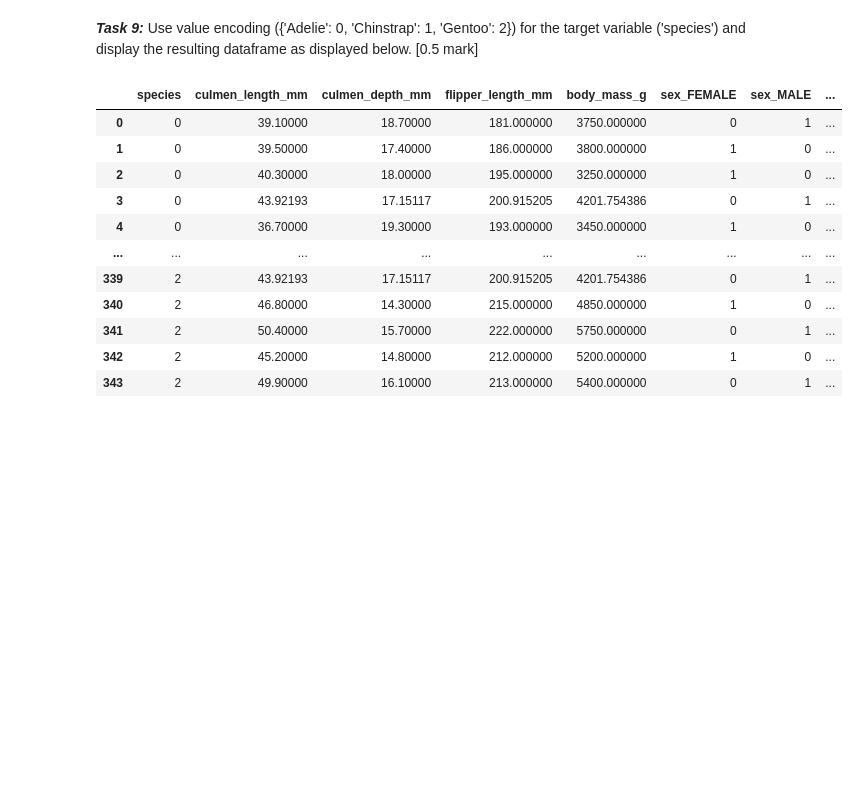
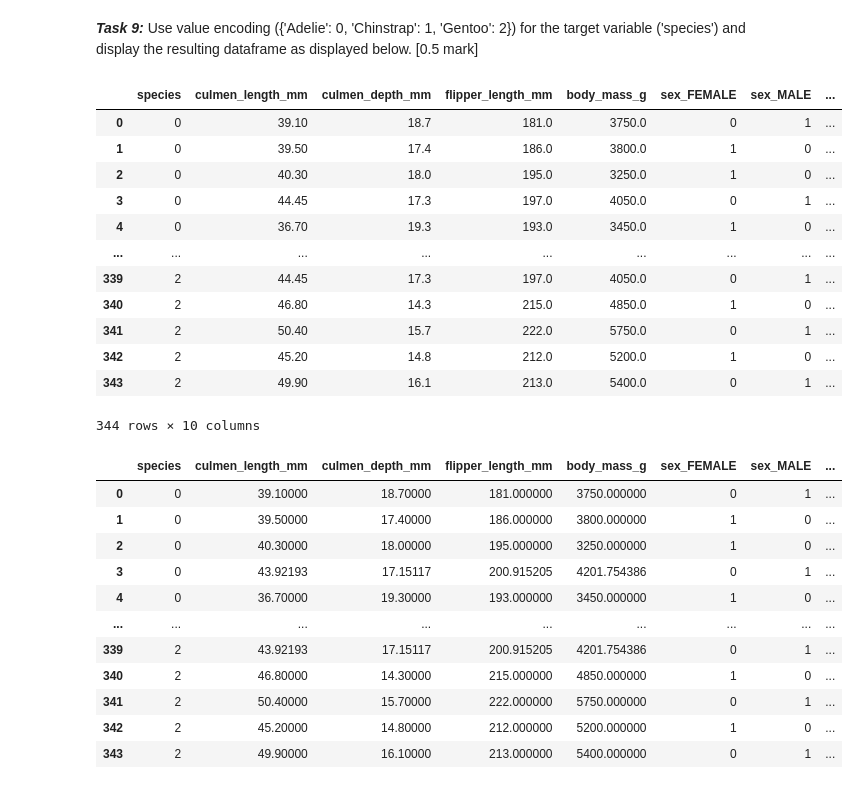
Before and after one commit to mona-piya/Penguin-Species-Classification, a Jupyter notebook: penguin-spec.ipynb, the cells around one changed output. Cells and saved outputs as stored; diff of their text form; code cells hidden in the pictures; blank space fills up the shorter version.

```diff
--- a/penguin-spec.ipynb
+++ b/penguin-spec.ipynb
@@ -173,0 +178,3 @@ Name: sex, dtype: int64
+# %%
+df2 = df.copy()
+df2
@@ -173,0 +195,11 @@ Name: sex, dtype: int64
+# %%
+# define one hot encoding
+cat_encoder = OneHotEncoder(sparse=False)
+# transform data
+onehot = cat_encoder.fit_transform(df2[["sex","island"]])
+colname = cat_encoder.get_feature_names(["sex","island"])
+print(cat_encoder.categories_)
+print(onehot)
+print(colname)
+cat_df =  pd.DataFrame(onehot, columns= colname)
+cat_df
@@ -173,0 +229,3 @@ Name: sex, dtype: int64
+# %%
+df.drop(["sex","island"], axis=1, inplace=True)
+df = df.join(cat_df)
@@ -173,0 +258,4 @@ Name: sex, dtype: int64
+# %%
+#Convert all one-hot encoded columns from float to int
+for col in cat_df.columns:
+    df[col] = df[col].astype(int)
@@ -182,6 +287,25 @@ Name: sex, dtype: int64
 | 4 | Adelie | 36.70000 | 19.30000 | 193.000000 | 3450.000000 | 1 | 0 | ... |
 # %% [markdown]
 ***Task 9:*** Use value encoding ({'Adelie': 0, 'Chinstrap': 1, 'Gentoo': 2}) for the target variable ('species') and display the resulting dataframe as displayed below. [0.5 mark]
+# %%
+df.loc[(df.species == 'Adelie'),'species']= 0
+df.loc[(df.species == 'Chinstrap'),'species']= 1
+df.loc[(df.species == 'Gentoo'),'species']= 2
+df
+# %% [output]
+|  | species | culmen_length_mm | culmen_depth_mm | flipper_length_mm | body_mass_g | sex_FEMALE | sex_MALE | ... |
+| 0 | 0 | 39.10 | 18.7 | 181.0 | 3750.0 | 0 | 1 | ... |
+| 1 | 0 | 39.50 | 17.4 | 186.0 | 3800.0 | 1 | 0 | ... |
+| 2 | 0 | 40.30 | 18.0 | 195.0 | 3250.0 | 1 | 0 | ... |
+| 3 | 0 | 44.45 | 17.3 | 197.0 | 4050.0 | 0 | 1 | ... |
+| 4 | 0 | 36.70 | 19.3 | 193.0 | 3450.0 | 1 | 0 | ... |
+| ... | ... | ... | ... | ... | ... | ... | ... | ... |
+| 339 | 2 | 44.45 | 17.3 | 197.0 | 4050.0 | 0 | 1 | ... |
+| 340 | 2 | 46.80 | 14.3 | 215.0 | 4850.0 | 1 | 0 | ... |
+| 341 | 2 | 50.40 | 15.7 | 222.0 | 5750.0 | 0 | 1 | ... |
+| 342 | 2 | 45.20 | 14.8 | 212.0 | 5200.0 | 1 | 0 | ... |
+| 343 | 2 | 49.90 | 16.1 | 213.0 | 5400.0 | 0 | 1 | ... |
+344 rows × 10 columns
 # %%
 # Your code goes here.
 # %% [output]
```
Also changed, not shown: parts of 15 cells of this notebook.
